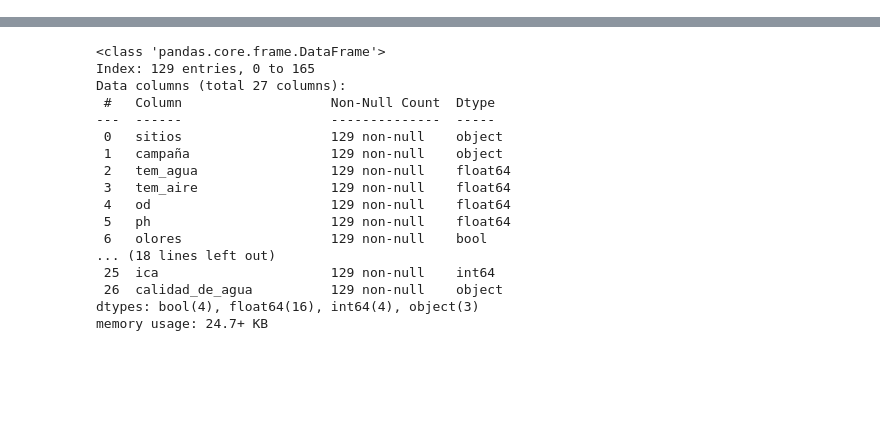
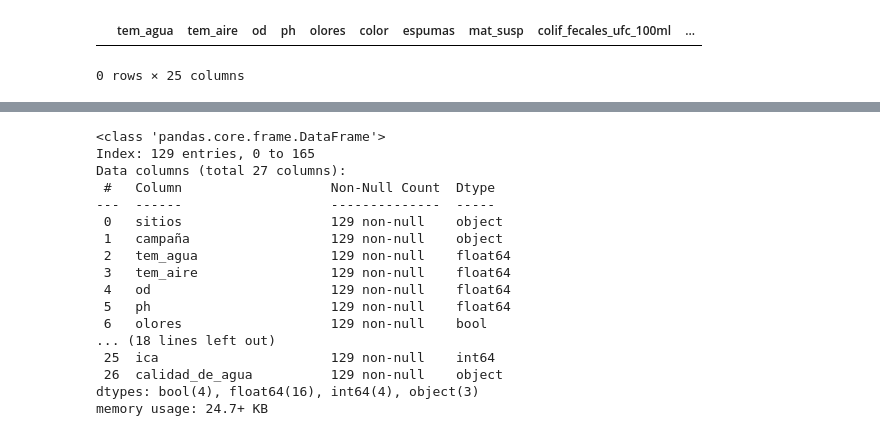
Before and after one commit to MartinoMasson/Fundamentos-de-datos, a Jupyter notebook: informacion.ipynb, the cells around one changed output, grey strips where cells are left out. Saved outputs shown, nothing was run; the diff lists cells and outputs as text; code cells hidden in the pictures; blank space fills up the shorter version.

Commit message:
actualizar datos

```diff
--- a/informacion.ipynb
+++ b/informacion.ipynb
@@ -20,0 +7,38 @@ preprocessed_dataset.drop(indices_duplicados, axis=0, inplace=True)
+# %%
+# Importamos la librería pandas para el manejo de datos
+import pandas as pd
+
+# Cargamos el archivo "Calidad_de_agua_2021.csv"
+raw_dataset = pd.read_csv("Calidad_de_agua_2021.csv", delimiter=';')
+
+# Hacemos una copia del dataset original para realizar el preprocesamiento sin modificar los datos originales
+preprocessed_dataset = raw_dataset.copy()
+
+# Eliminamos columnas irrelevantes:
+# - 'año': todas las mediciones son del año 2021, no aporta información adicional
+# - 'orden', 'codigo': no son útiles para el análisis
+# - 'fecha': la información sobre la fecha ya está contenida en la columna 'estación' y no varian durante la epoca
+preprocessed_dataset = preprocessed_dataset.drop(['año', 'orden', 'codigo', 'fecha'], axis=1)
+
+# Reemplazamos los valores 'no se midió' por valores nulos (NaN), para tratar los datos no medidos como ausentes
+preprocessed_dataset = preprocessed_dataset.replace('no se midió', pd.NA)
+
+# Eliminamos todas las filas que contienen valores nulos, ya que no queremos trabajar con datos incompletos
+preprocessed_dataset = preprocessed_dataset.dropna()
+
+# Creamos una copia del dataset preprocesado para proceder con la detección de duplicados
+# Primero, eliminamos las columnas 'sitios' y 'campaña', que no son necesarias para encontrar duplicados ya que son unicas
+datos = preprocessed_dataset.copy()
+datos = datos.drop(['sitios', 'campaña'], axis=1)
+
+# Buscamos filas duplicadas en el dataset sin las columnas 'sitios' y 'campaña'
+# 'keep=False' marca todas las filas duplicadas (no solo la primera)
+indices_duplicados = datos[datos.duplicated(keep=False)]
+
+# Mostramos los índices duplicados encontrados (si los hay)
+indices_duplicados
+
+# Si no hay duplicados, no es necesario realizar ninguna acción adicional en este punto
+# %% [output]
+|  | tem_agua | tem_aire | od | ph | olores | color | espumas | mat_susp | colif_fecales_ufc_100ml | ... |
+0 rows × 25 columns
```
Also changed, not shown: parts of 7 cells of this notebook.
